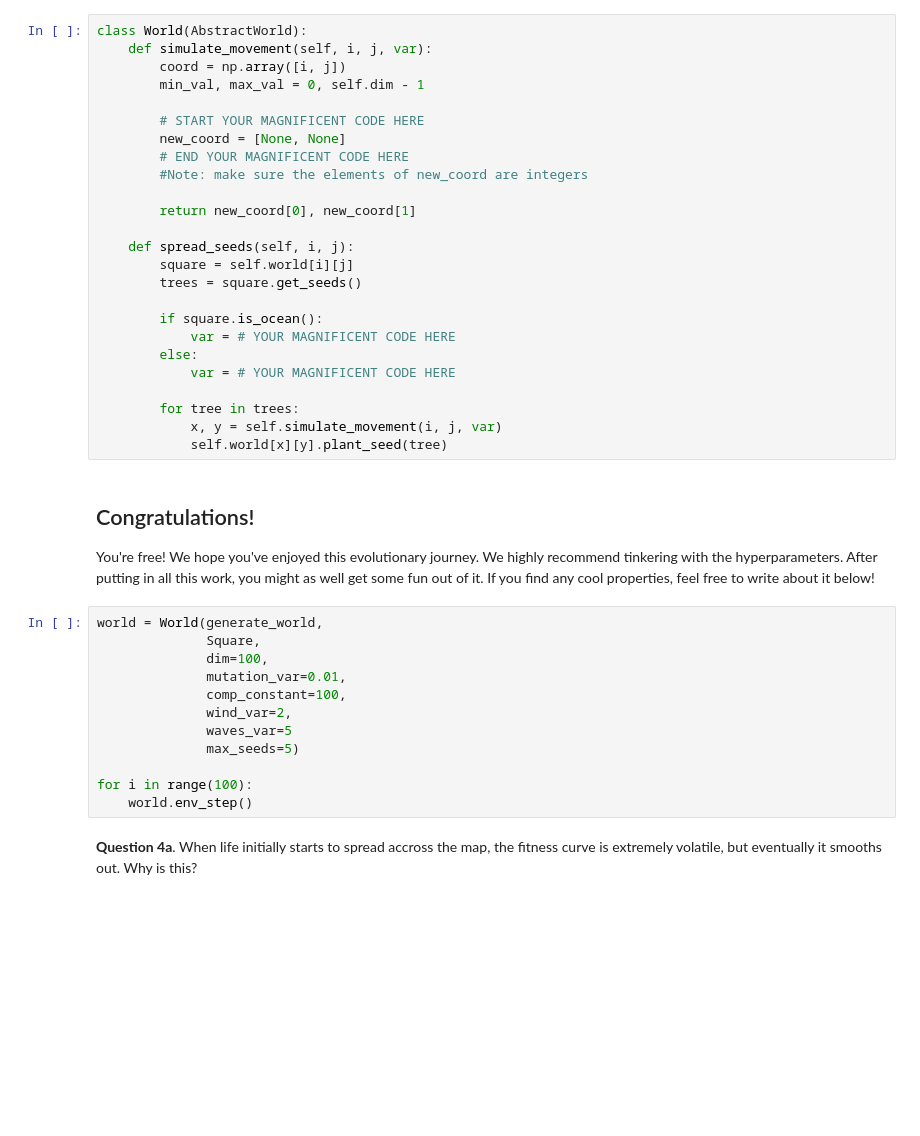
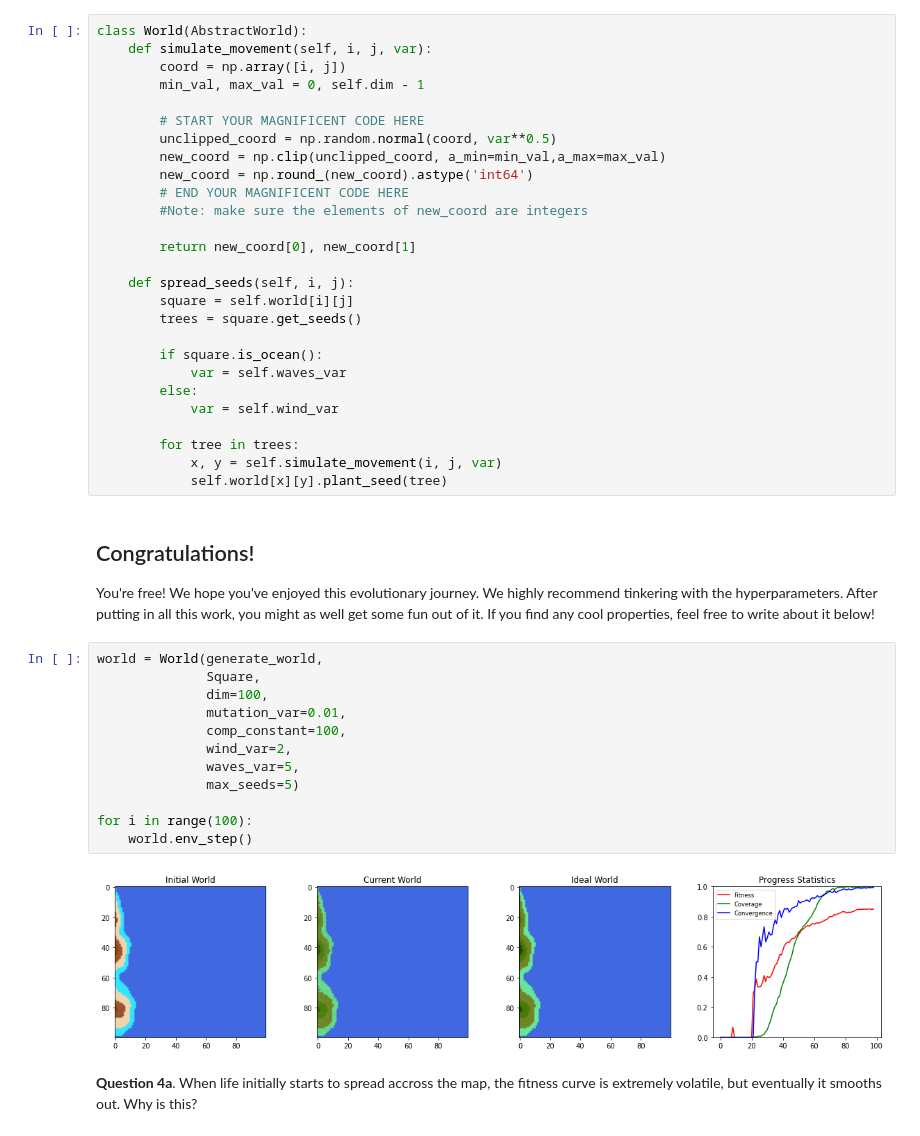
Before and after one commit to PKUFlyingPig/EECS126, a Jupyter notebook: labs/my_solution/lab6/pocket_planet.ipynb, the cells around one changed output. Drawn from its saved outputs; the diff is of its cells as text; blank space fills up the shorter version.

```diff
--- a/labs/my_solution/lab6/pocket_planet.ipynb
+++ b/labs/my_solution/lab6/pocket_planet.ipynb
@@ -331,7 +351,9 @@ class World(AbstractWorld):
         min_val, max_val = 0, self.dim - 1
 
         # START YOUR MAGNIFICENT CODE HERE
-        new_coord = [None, None]
+        unclipped_coord = np.random.normal(coord, var**0.5)
+        new_coord = np.clip(unclipped_coord, a_min=min_val,a_max=max_val)
+        new_coord = np.round_(new_coord).astype('int64')
         # END YOUR MAGNIFICENT CODE HERE
         #Note: make sure the elements of new_coord are integers
 
@@ -342,9 +364,9 @@ class World(AbstractWorld):
         trees = square.get_seeds()
 
         if square.is_ocean():
-            var = # YOUR MAGNIFICENT CODE HERE
+            var = self.waves_var
         else:
-            var = # YOUR MAGNIFICENT CODE HERE
+            var = self.wind_var
 
         for tree in trees:
             x, y = self.simulate_movement(i, j, var)
@@ -356,15 +378,17 @@ You're free! We hope you've enjoyed this evolutionary journey. We highly recomme
 # %%
 world = World(generate_world,
               Square,
               dim=100,
               mutation_var=0.01,
               comp_constant=100,
               wind_var=2,
-              waves_var=5
+              waves_var=5,
               max_seeds=5)
 
 for i in range(100):
     world.env_step()
+# %% [output]
+[figure, added]
 # %% [markdown]
 **Question 4a**. When life initially starts to spread accross the map, the fitness curve is extremely volatile, but eventually it smooths out. Why is this?
 # %% [markdown]
```
Also changed, not shown: parts of 14 cells of this notebook.
